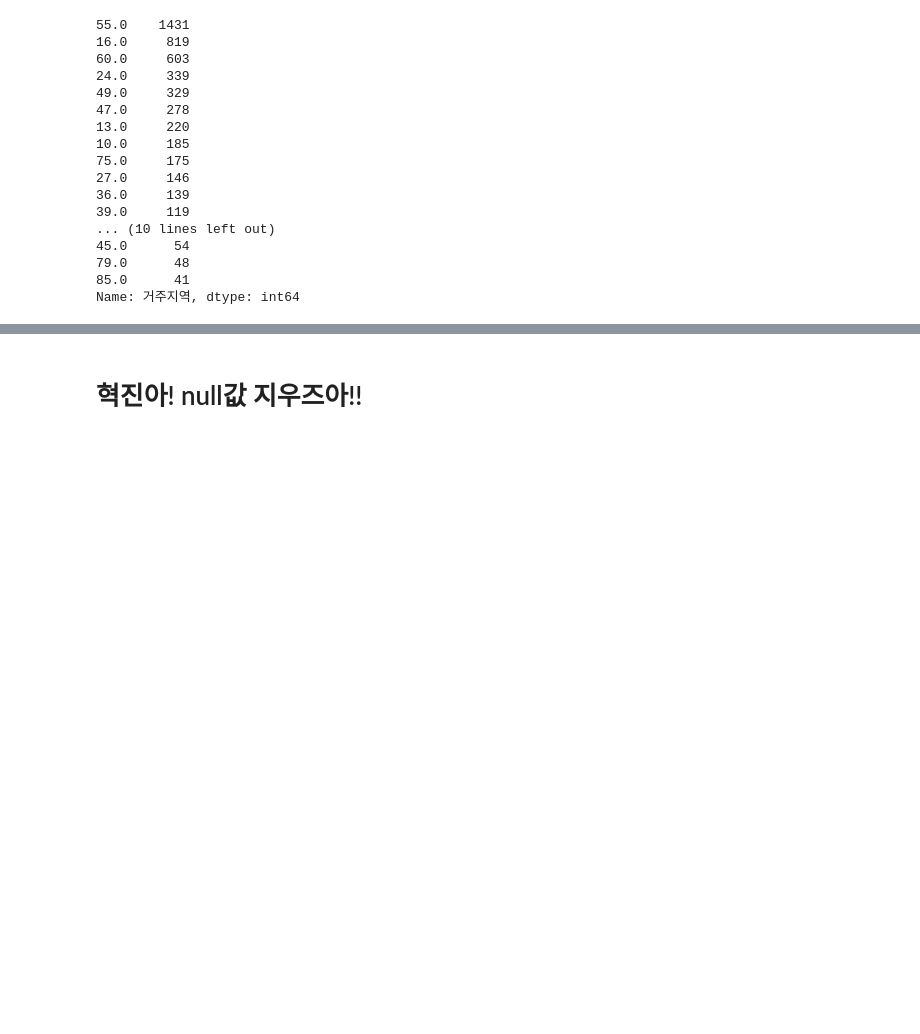
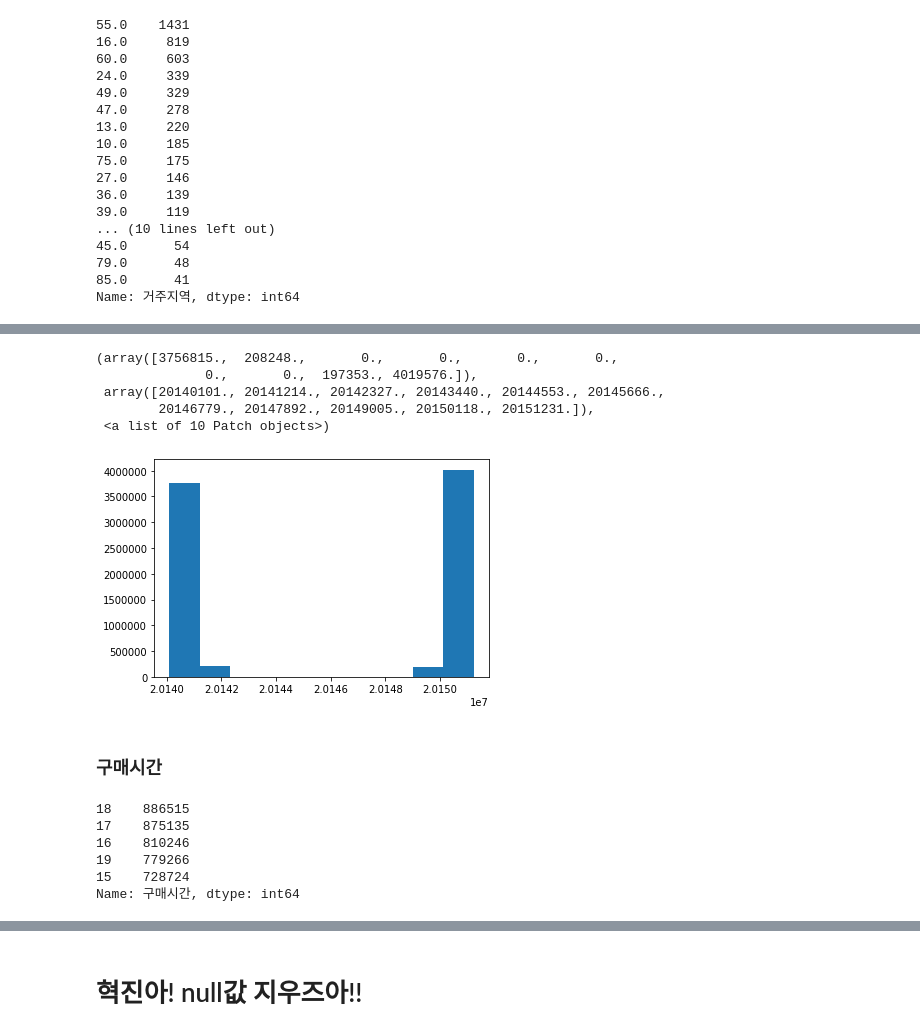
Before and after one commit to JungHyukJin/ModuleProject01, a Jupyter notebook: classification.ipynb, the cells around one changed output, grey strips where cells are left out. Cells and saved outputs as stored; diff of their text form; code cells hidden in the pictures; blank space fills up the shorter version.

Commit message:
EDA purchase DB에서 점포코드 까지 진행

```diff
--- a/classification.ipynb
+++ b/classification.ipynb
@@ -404,0 +707,20 @@ S_koo
+# %%
+plt.hist(s_df_purchase['구매일자'].sort_values())
+# %% [output]
+(array([3756815.,  208248.,       0.,       0.,       0.,       0.,
+              0.,       0.,  197353., 4019576.]),
+ array([20140101., 20141214., 20142327., 20143440., 20144553., 20145666.,
+        20146779., 20147892., 20149005., 20150118., 20151231.]),
+ <a list of 10 Patch objects>)
+[figure, added]
+# %% [markdown]
+### 구매시간
+# %%
+s_df_purchase['구매시간'].value_counts().head()
+# %% [output]
+18    886515
+17    875135
+16    810246
+19    779266
+15    728724
+Name: 구매시간, dtype: int64
```
Also changed, not shown: parts of 55 cells of this notebook.
